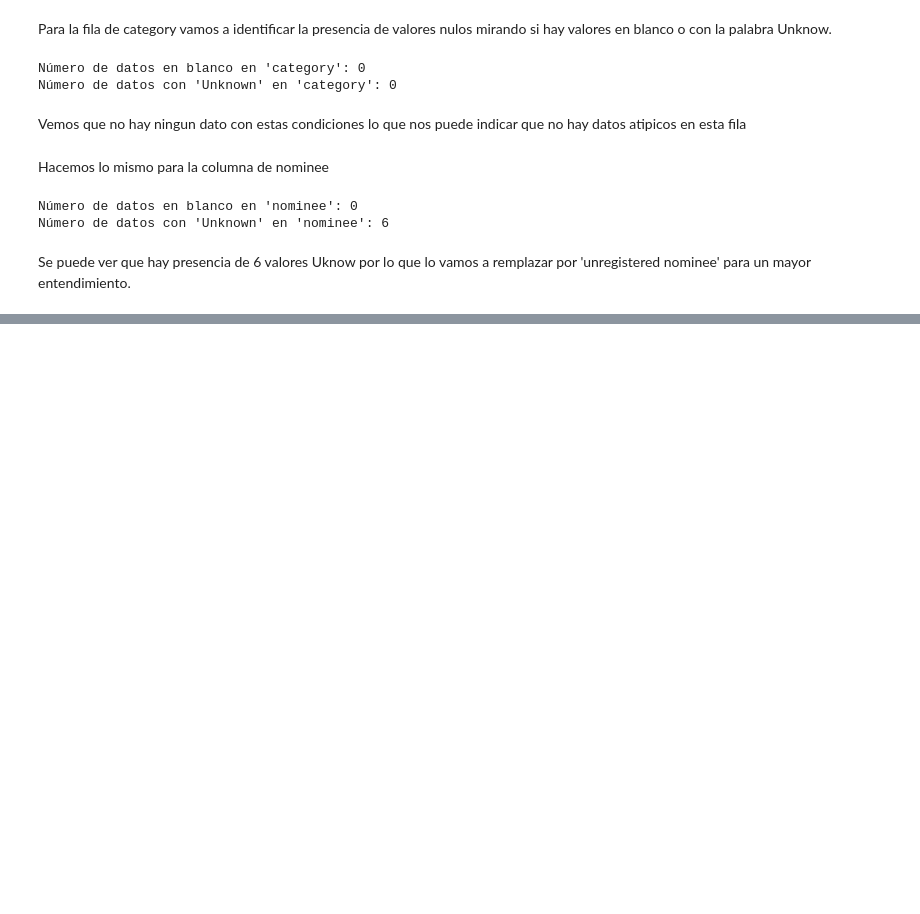
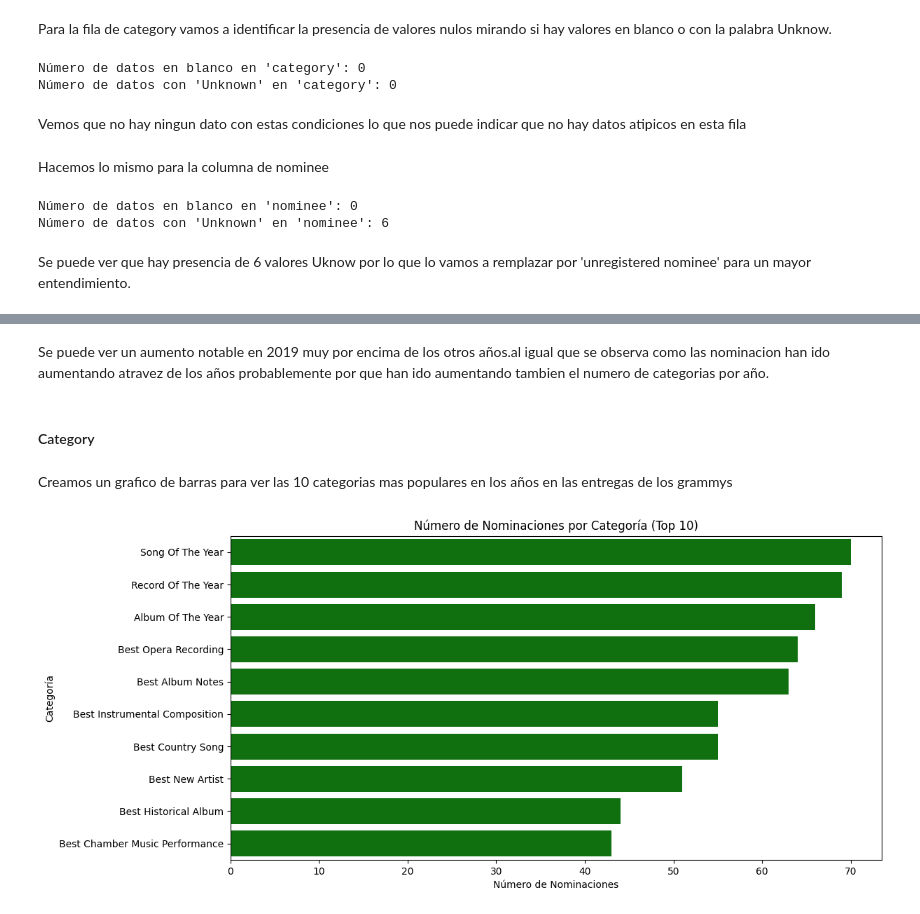
Before and after one commit to camilodelgado23/workshop2, a Jupyter notebook: Analisis_de_Datos/E.D.A_Grammys.ipynb, the cells around one changed output, grey strips where cells are left out. Saved outputs shown, nothing was run; the diff lists cells and outputs as text; code cells hidden in the pictures; blank space fills up the shorter version.

```diff
--- a/Analisis_de_Datos/E.D.A_Grammys.ipynb
+++ b/Analisis_de_Datos/E.D.A_Grammys.ipynb
@@ -248,0 +358,17 @@ Se puede ver que hay presencia de 6 valores Uknow por lo que lo vamos a remplaza
+# %% [markdown]
+Se puede ver un aumento notable en 2019 muy por encima de los otros años.al igual que se observa como las nominacion han ido aumentando atravez de los años probablemente por que han ido aumentando tambien el numero de categorias por año.
+# %% [markdown]
+#### Category
+# %% [markdown]
+Creamos un grafico de barras para ver las 10 categorias mas populares en los años en las entregas de los grammys
+# %%
+plt.figure(figsize=(12, 6))
+top_categorias = Grammys['category'].value_counts().nlargest(10).index
+top_nominaciones = Grammys[Grammys['category'].isin(top_categorias)]
+sns.countplot(data=top_nominaciones, y='category', order=top_categorias, color='green')
+plt.title('Número de Nominaciones por Categoría (Top 10)')
+plt.xlabel('Número de Nominaciones')
+plt.ylabel('Categoría')
+plt.show()
+# %% [output]
+[figure, added]
```
Also changed, not shown: parts of 46 cells of this notebook, 2 other files.
